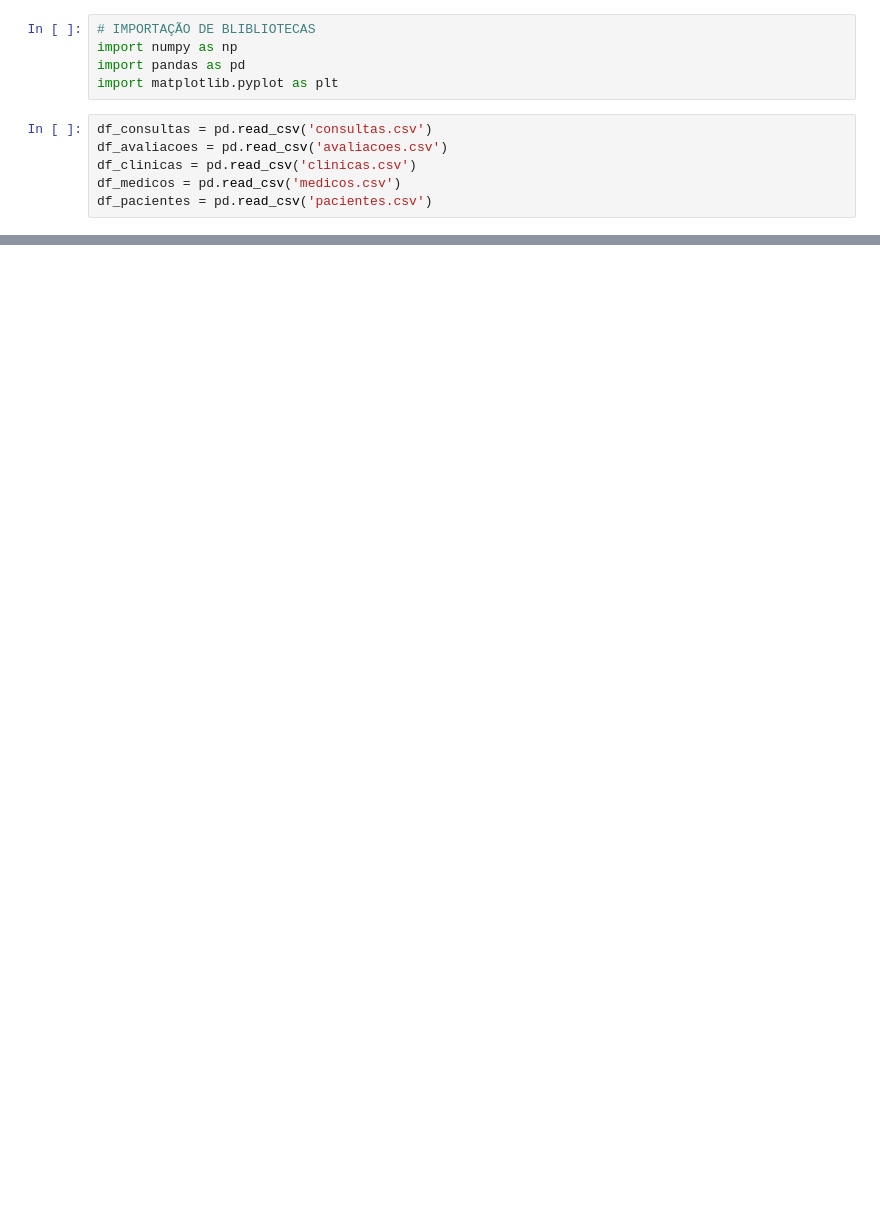
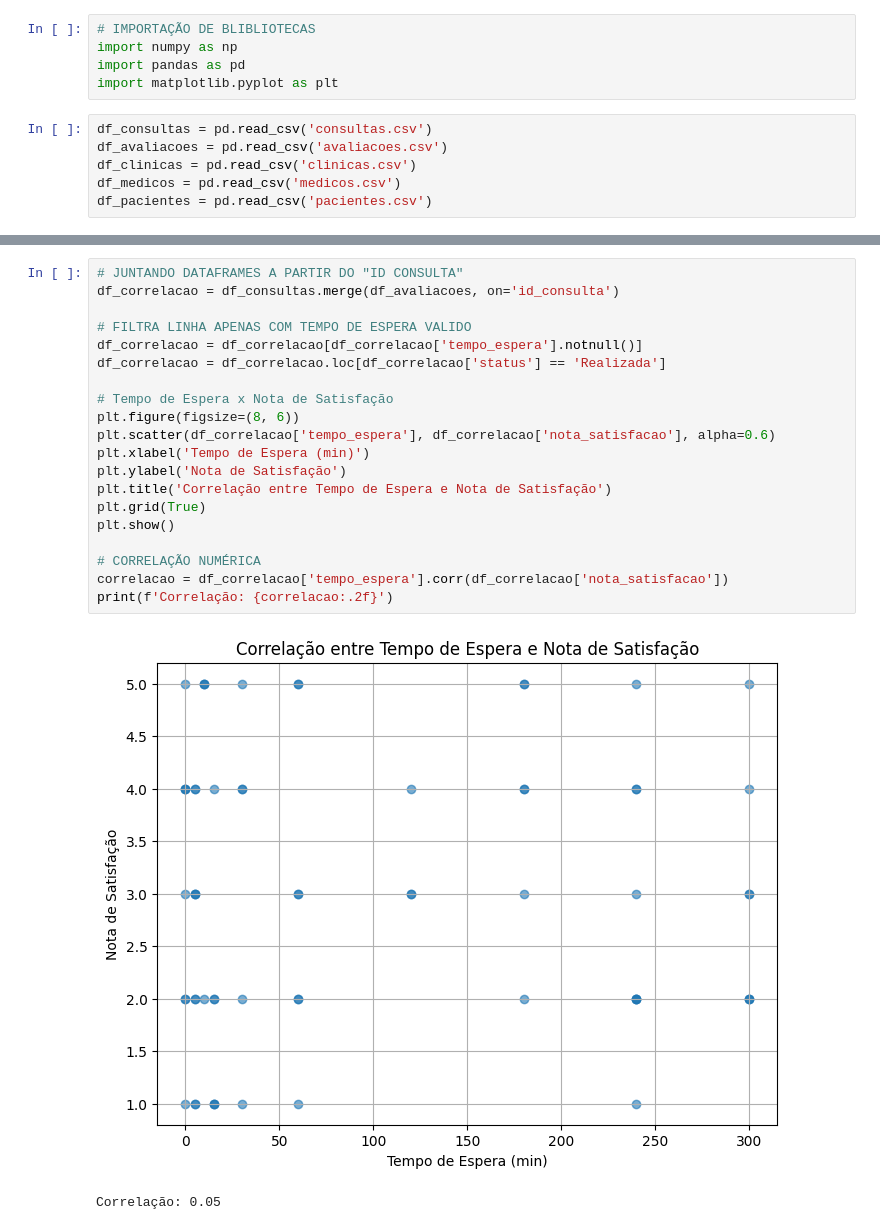
Before and after one commit to cfernandesrj/Projeto-Final-SENAC, a Jupyter notebook: Clinicas NARA Python.ipynb, the cells around one changed output, grey strips where cells are left out. Drawn from its saved outputs; the diff is of its cells as text; blank space fills up the shorter version.

```diff
--- a/Clinicas NARA Python.ipynb
+++ b/Clinicas NARA Python.ipynb
@@ -33,0 +149,23 @@ df_consultas
+# %%
+# JUNTANDO DATAFRAMES A PARTIR DO "ID CONSULTA"
+df_correlacao = df_consultas.merge(df_avaliacoes, on='id_consulta')
+
+# FILTRA LINHA APENAS COM TEMPO DE ESPERA VALIDO
+df_correlacao = df_correlacao[df_correlacao['tempo_espera'].notnull()]
+df_correlacao = df_correlacao.loc[df_correlacao['status'] == 'Realizada']
+
+# Tempo de Espera x Nota de Satisfação
+plt.figure(figsize=(8, 6))
+plt.scatter(df_correlacao['tempo_espera'], df_correlacao['nota_satisfacao'], alpha=0.6)
+plt.xlabel('Tempo de Espera (min)')
+plt.ylabel('Nota de Satisfação')
+plt.title('Correlação entre Tempo de Espera e Nota de Satisfação')
+plt.grid(True)
+plt.show()
+
+# CORRELAÇÃO NUMÉRICA
+correlacao = df_correlacao['tempo_espera'].corr(df_correlacao['nota_satisfacao'])
+print(f'Correlação: {correlacao:.2f}')
+# %% [output]
+[figure, added]
+Correlação: 0.05
```
Also changed, not shown: parts of 9 cells of this notebook.
